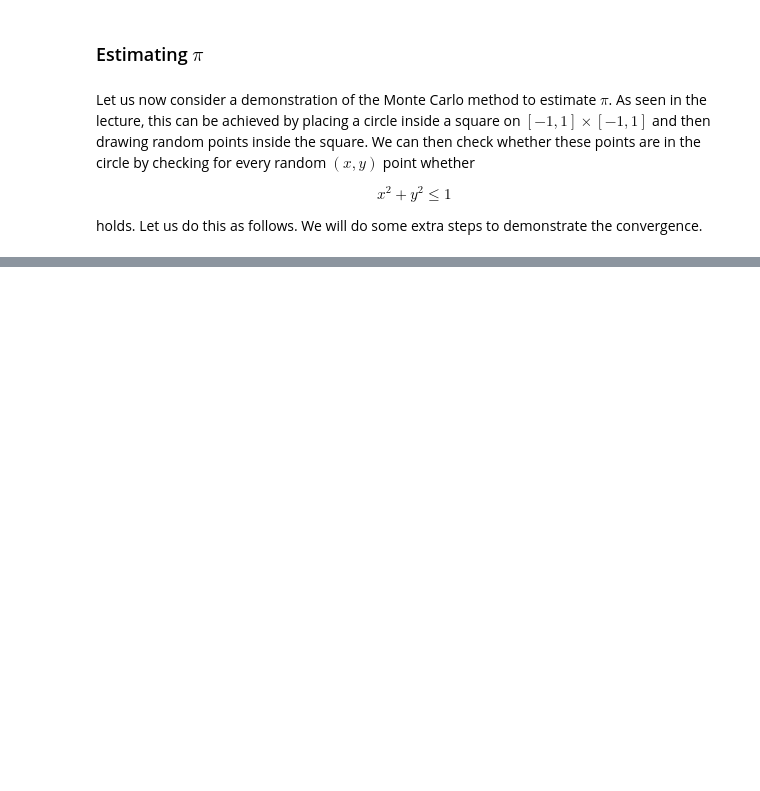
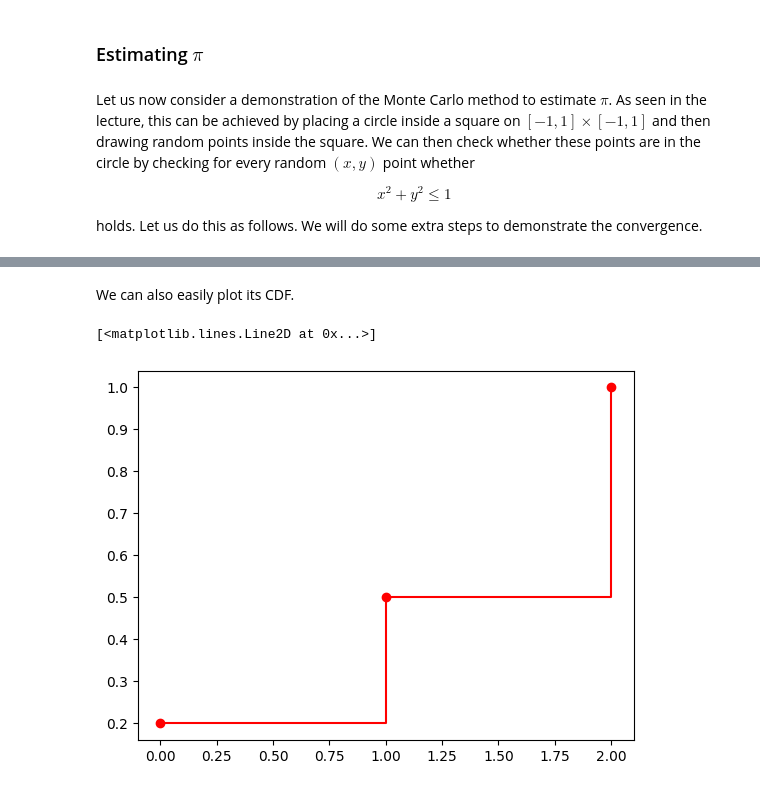
Before and after one commit to odakyildiz/stochastic-simulation, a Jupyter notebook: _sources/chapter-1/chapter-1.ipynb, the cells around one changed output, grey strips where cells are left out. Drawn from its saved outputs; the diff is of its cells as text; code cells hidden in the pictures; blank space fills up the shorter version.

```diff
--- a/_sources/chapter-1/chapter-1.ipynb
+++ b/_sources/chapter-1/chapter-1.ipynb
@@ -91,0 +119,9 @@ plt.show()
+# %% [markdown]
+We can also easily plot its CDF.
+# %%
+cdf = np.cumsum(p)
+
+plt.plot(s, cdf, 'ro-', drawstyle='steps-post')
+# %% [output]
+[<matplotlib.lines.Line2D at 0x...>]
+[figure, added]
```
Also changed, not shown: parts of 6 cells of this notebook, 44 other files.
